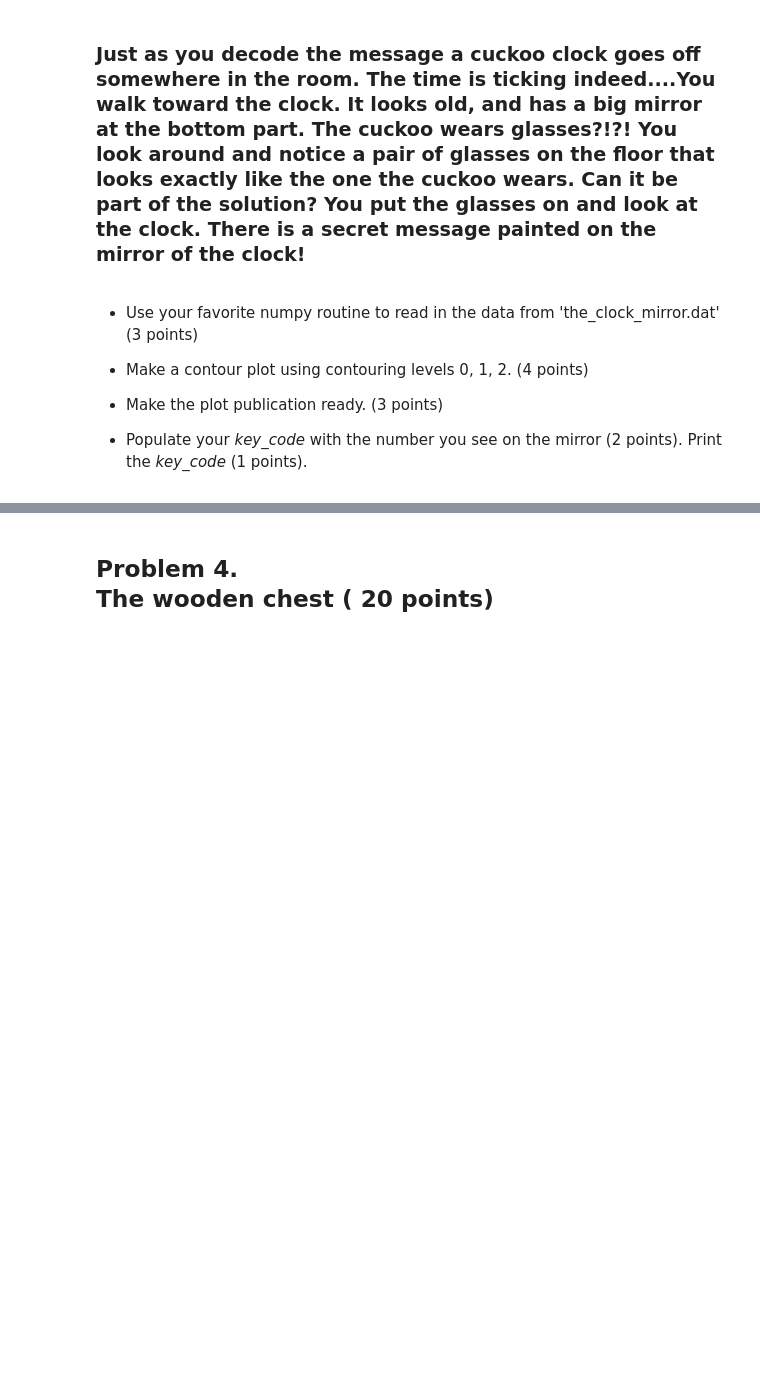
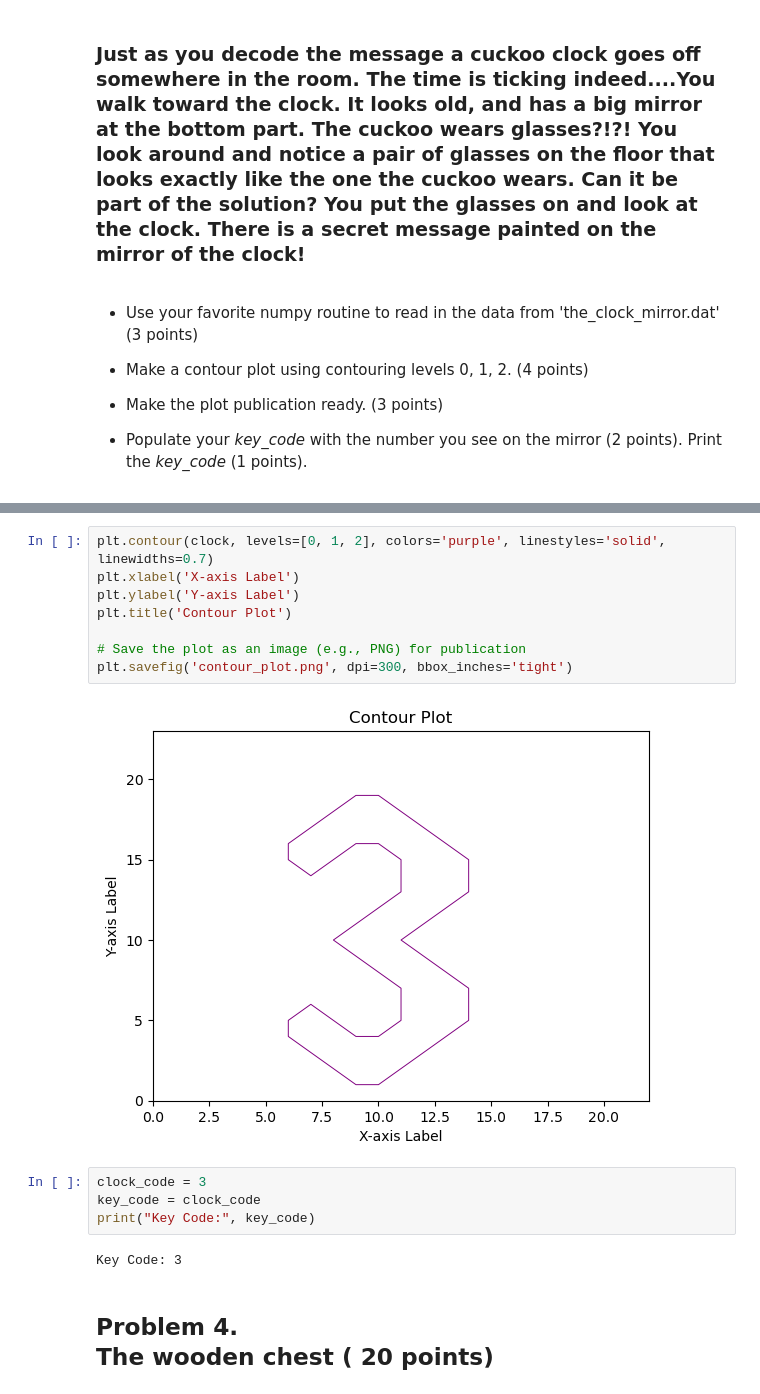
Before and after one commit to hltraina/phz3150, a Jupyter notebook: projects/Final Project Fall 2023/Final Project Fall 2023/Final_project_fa23.ipynb, the cells around one changed output, grey strips where cells are left out. Saved outputs shown, nothing was run; the diff lists cells and outputs as text; blank space fills up the shorter version.

```diff
--- a/projects/Final Project Fall 2023/Final Project Fall 2023/Final_project_fa23.ipynb
+++ b/projects/Final Project Fall 2023/Final Project Fall 2023/Final_project_fa23.ipynb
@@ -91,3 +128,19 @@ print(""" 20 9 3 11  20 15 3 11 20 9 3 11  20 15 3 11 20 9 13 5 9  19 18 21 14 1
+# %%
+plt.contour(clock, levels=[0, 1, 2], colors='purple', linestyles='solid', linewidths=0.7)
+plt.xlabel('X-axis Label')
+plt.ylabel('Y-axis Label')
+plt.title('Contour Plot')
+
+# Save the plot as an image (e.g., PNG) for publication
+plt.savefig('contour_plot.png', dpi=300, bbox_inches='tight')
+# %% [output]
+[figure, added]
+# %%
+clock_code = 3
+key_code = clock_code
+print("Key Code:", key_code)
+# %% [output]
+Key Code: 3
 # %% [markdown]
 ## Problem 4. <br> The wooden chest ( 20 points)
 # %% [markdown]
```
Also changed, not shown: parts of 61 cells of this notebook, 8 other files.
